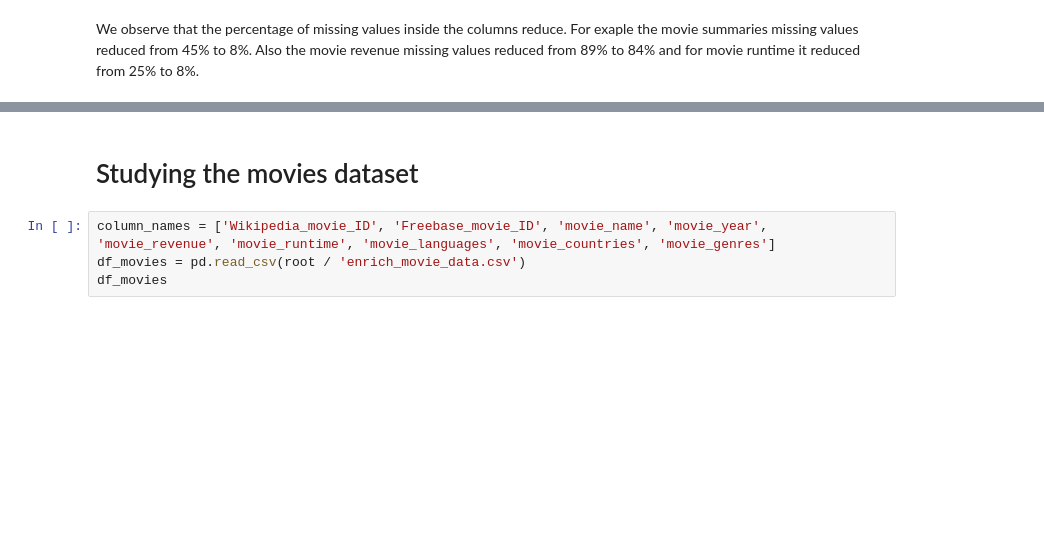
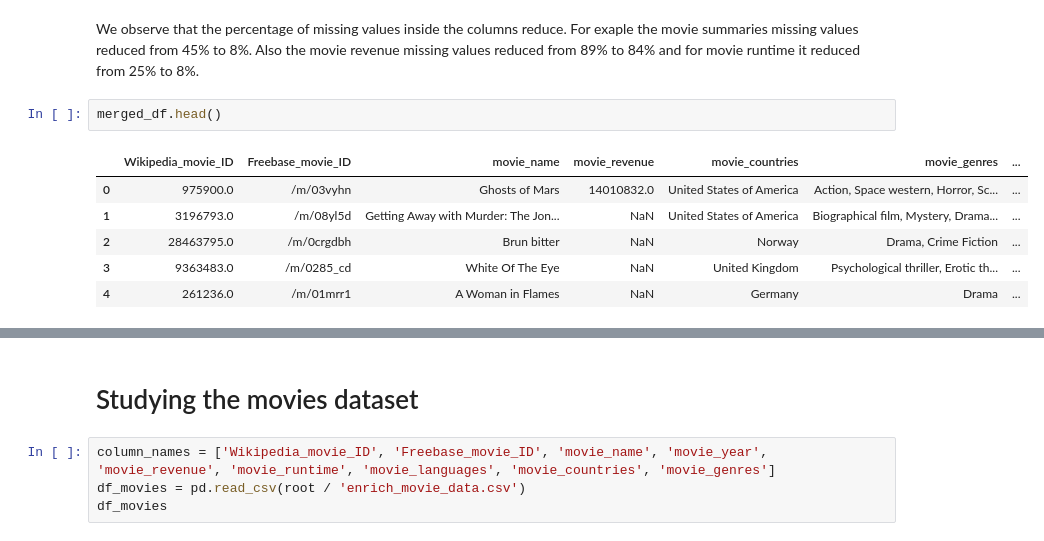
Before and after one commit to epfl-ada/ada-2024-project-madayam, a Jupyter notebook: src/eda.ipynb, the cells around one changed output, grey strips where cells are left out. Saved outputs shown, nothing was run; the diff lists cells and outputs as text; blank space fills up the shorter version.

```diff
--- a/src/eda.ipynb
+++ b/src/eda.ipynb
@@ -133,2 +172,11 @@ dtype: float64
 # %% [markdown]
 We observe that the percentage of missing values inside the columns reduce. For exaple the movie summaries missing values reduced from 45% to 8%. Also the movie revenue missing values reduced from 89% to 84% and for movie runtime it reduced from 25% to 8%.
+# %%
+merged_df.head()
+# %% [output]
+|  | Wikipedia_movie_ID | Freebase_movie_ID | movie_name | movie_revenue | movie_countries | movie_genres | ... |
+| 0 | 975900.0 | /m/03vyhn | Ghosts of Mars | 14010832.0 | United States of America | Action, Space western, Horror, Sc... | ... |
+| 1 | 3196793.0 | /m/08yl5d | Getting Away with Murder: The Jon... | NaN | United States of America | Biographical film, Mystery, Drama... | ... |
+| 2 | 28463795.0 | /m/0crgdbh | Brun bitter | NaN | Norway | Drama, Crime Fiction | ... |
+| 3 | 9363483.0 | /m/0285_cd | White Of The Eye | NaN | United Kingdom | Psychological thriller, Erotic th... | ... |
+| 4 | 261236.0 | /m/01mrr1 | A Woman in Flames | NaN | Germany | Drama | ... |
```
Also changed, not shown: parts of 18 cells of this notebook.
